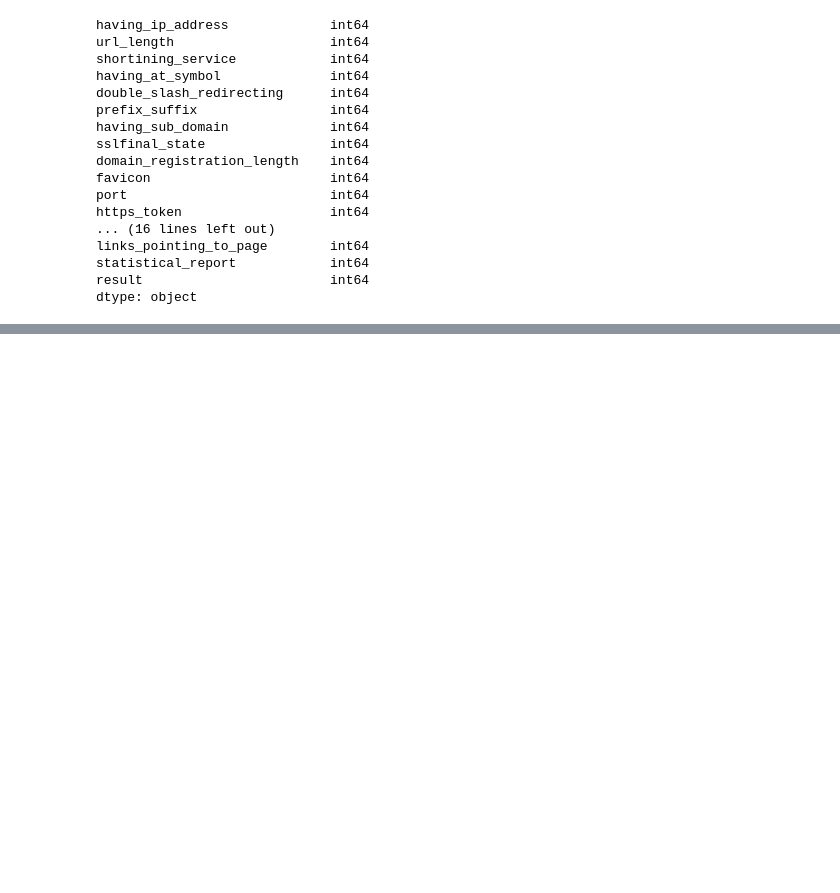
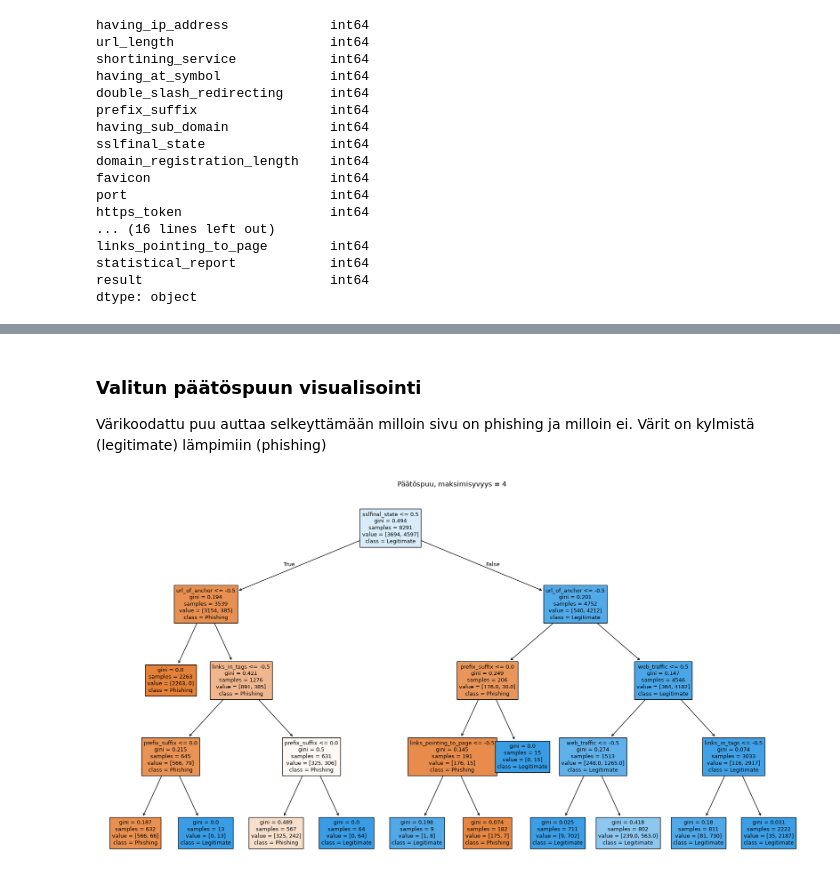
Before and after one commit to MustBeViable/DatanKasittely, a Jupyter notebook: elias_rinne_paatospuut.ipynb, the cells around one changed output, grey strips where cells are left out. Saved outputs shown, nothing was run; the diff lists cells and outputs as text; code cells hidden in the pictures; blank space fills up the shorter version.

```diff
--- a/elias_rinne_paatospuut.ipynb
+++ b/elias_rinne_paatospuut.ipynb
@@ -67,12 +185,6 @@ dtype: object
 # %%
 from sklearn.model_selection import train_test_split
-from sklearn.tree import DecisionTreeClassifier, plot_tree
+from sklearn.tree import DecisionTreeClassifier, plot_tree, export_text
 import matplotlib.pyplot as plt
 
 x_train, x_test, y_train, y_test = train_test_split(x, y, test_size = 0.25, random_state=20)
-
-model = DecisionTreeClassifier(max_depth=2, random_state=20).fit(x_train, y_train)
-
-fig = plt.figure(figsize = (10, 10))
-plot_tree(model, feature_names = x.keys(), class_names = ['1', '-1'])
-plt.show()
@@ -85,0 +393,23 @@ NameError: name 'confusion_matrix' is not defined
+# %% [markdown]
+### Valitun päätöspuun visualisointi
+
+Värikoodattu puu auttaa selkeyttämään milloin sivu on phishing ja milloin ei. Värit on kylmistä (legitimate) lämpimiin (phishing)
+# %%
+plt.figure(figsize=(22, 12))
+
+plot_tree(
+    final_model,
+    feature_names=x.columns,
+    class_names=[
+        "Phishing",
+        "Legitimate"
+    ],
+    filled=True,
+    fontsize=9
+)
+
+plt.title(f"Päätöspuu, maksimisyvyys = {FINAL_MAX_DEPTH}")
+
+plt.show()
+# %% [output]
+[figure, added]
```
Also changed, not shown: parts of 33 cells of this notebook.
